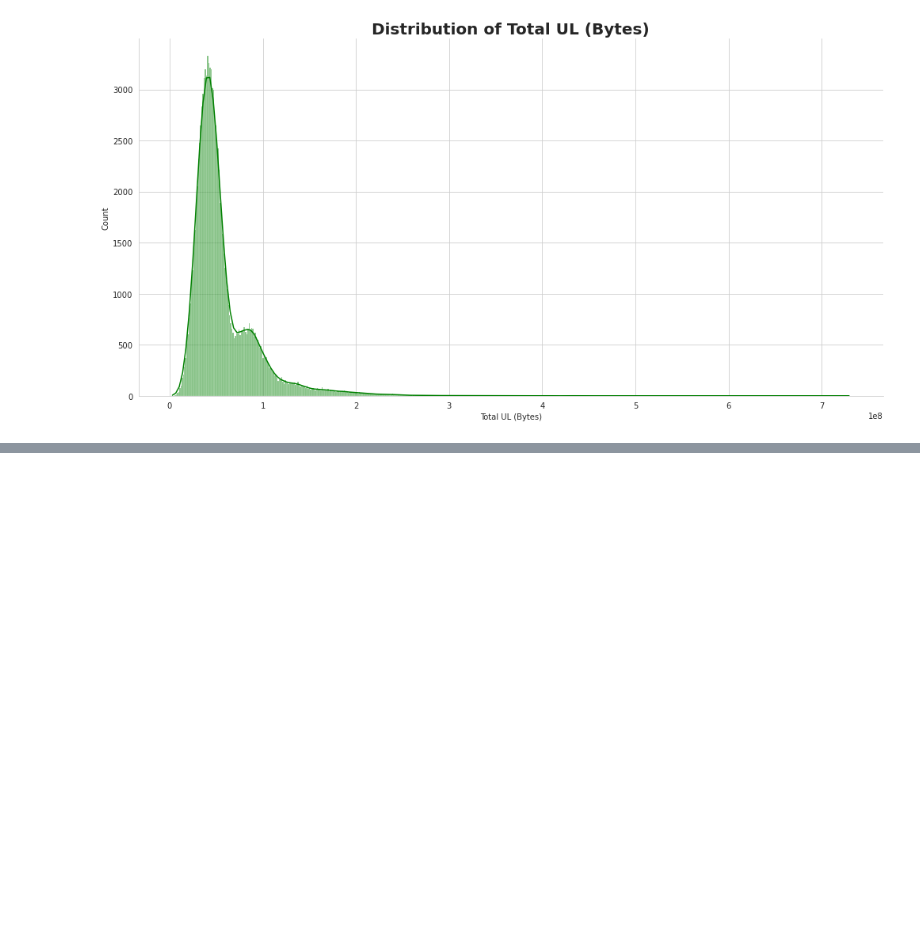
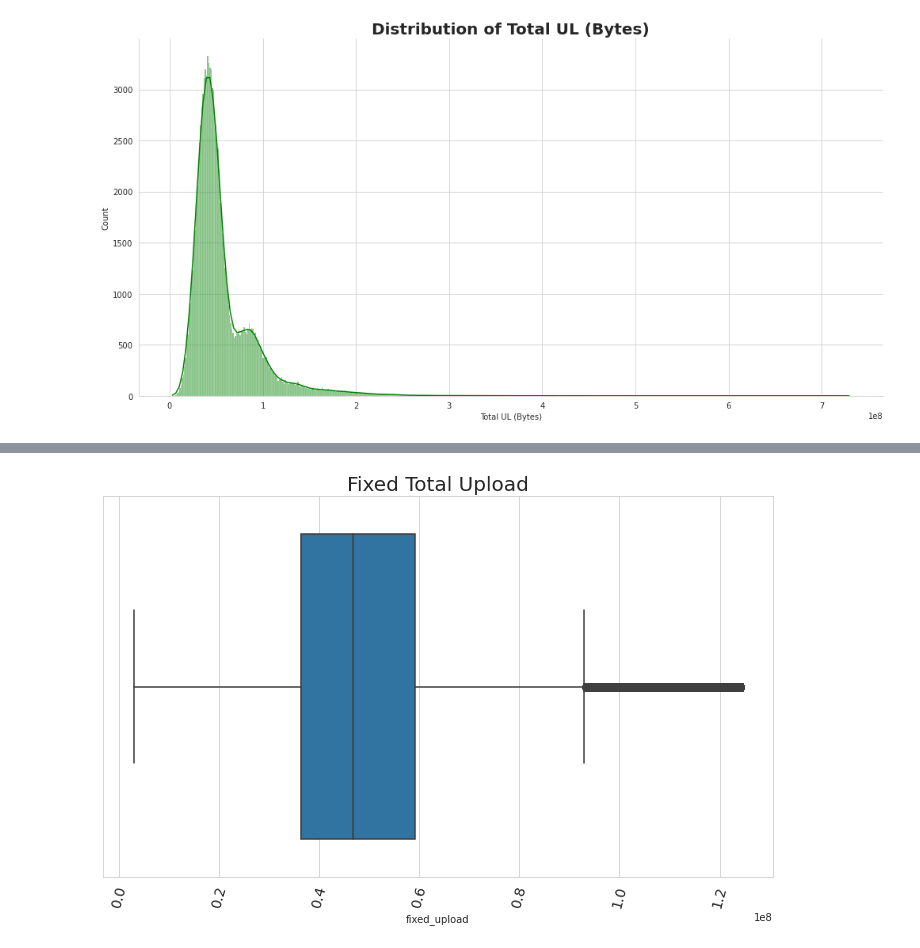
Before and after one commit to SennayT/Telecom-data-analysis, a Jupyter notebook: notebooks/telecom.csv.ipynb, the cells around one changed output, grey strips where cells are left out. Cells and saved outputs as stored; diff of their text form; code cells hidden in the pictures; blank space fills up the shorter version.

```diff
--- a/notebooks/telecom.csv.ipynb
+++ b/notebooks/telecom.csv.ipynb
@@ -344,0 +353,3 @@ def plot_scatter(df: pd.DataFrame, x_col: str, y_col: str, title: str, hue: str,
+# %%
+total_upl_dwn['fixed_upload'] = fix_outlier(total_upl_dwn,'Total UL (Bytes)')
+total_upl_dwn
@@ -344,0 +371,4 @@ def plot_scatter(df: pd.DataFrame, x_col: str, y_col: str, title: str, hue: str,
+# %%
+plot_box(total_upl_dwn,'fixed_upload','Fixed Total Upload')
+# %% [output]
+[figure, added]
```
Also changed, not shown: parts of 9 cells of this notebook.
